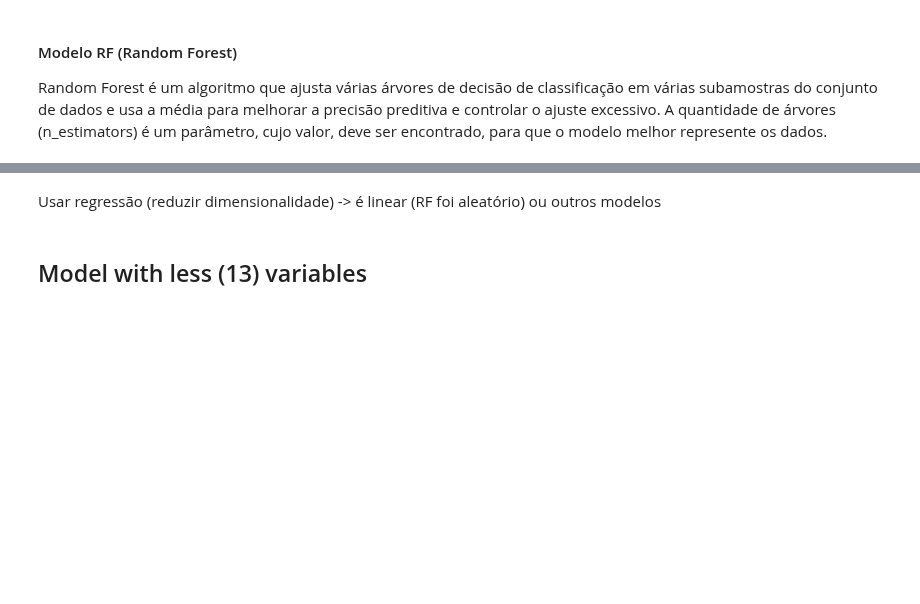
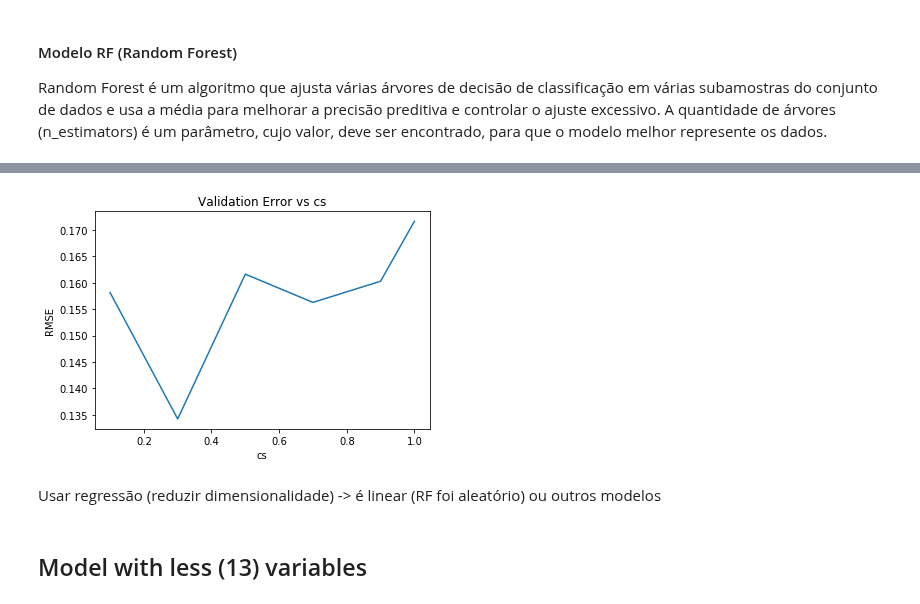
Before and after one commit to veruskasantos/INESProject, a Jupyter notebook: workspace/Data Analysis/FE/Validation.ipynb, the cells around one changed output, grey strips where cells are left out. Drawn from its saved outputs; the diff is of its cells as text; code cells hidden in the pictures; blank space fills up the shorter version.

```diff
--- a/workspace/Data Analysis/FE/Validation.ipynb
+++ b/workspace/Data Analysis/FE/Validation.ipynb
@@ -321,0 +280,11 @@ del y_test_all
+# %%
+best_rmse_lr_all, best_stop_lr_all = best_rmse_param(series)
+# %%
+cs = [0.1, 0.3, 0.5, 0.7, 0.9, 1.0]
+cv_lr_rmse = [rmse_cv(LogisticRegression(tol = best_stop_lr_all, C = c, n_jobs=8), X_train_all, y_train_all).mean()
+            for c in cs]
+
+series = pd.Series(cv_lr_rmse, index = cs)
+plot_rmse_param(series, "cs")
+# %% [output]
+[figure, added]
```
Also changed, not shown: parts of 42 cells of this notebook.
